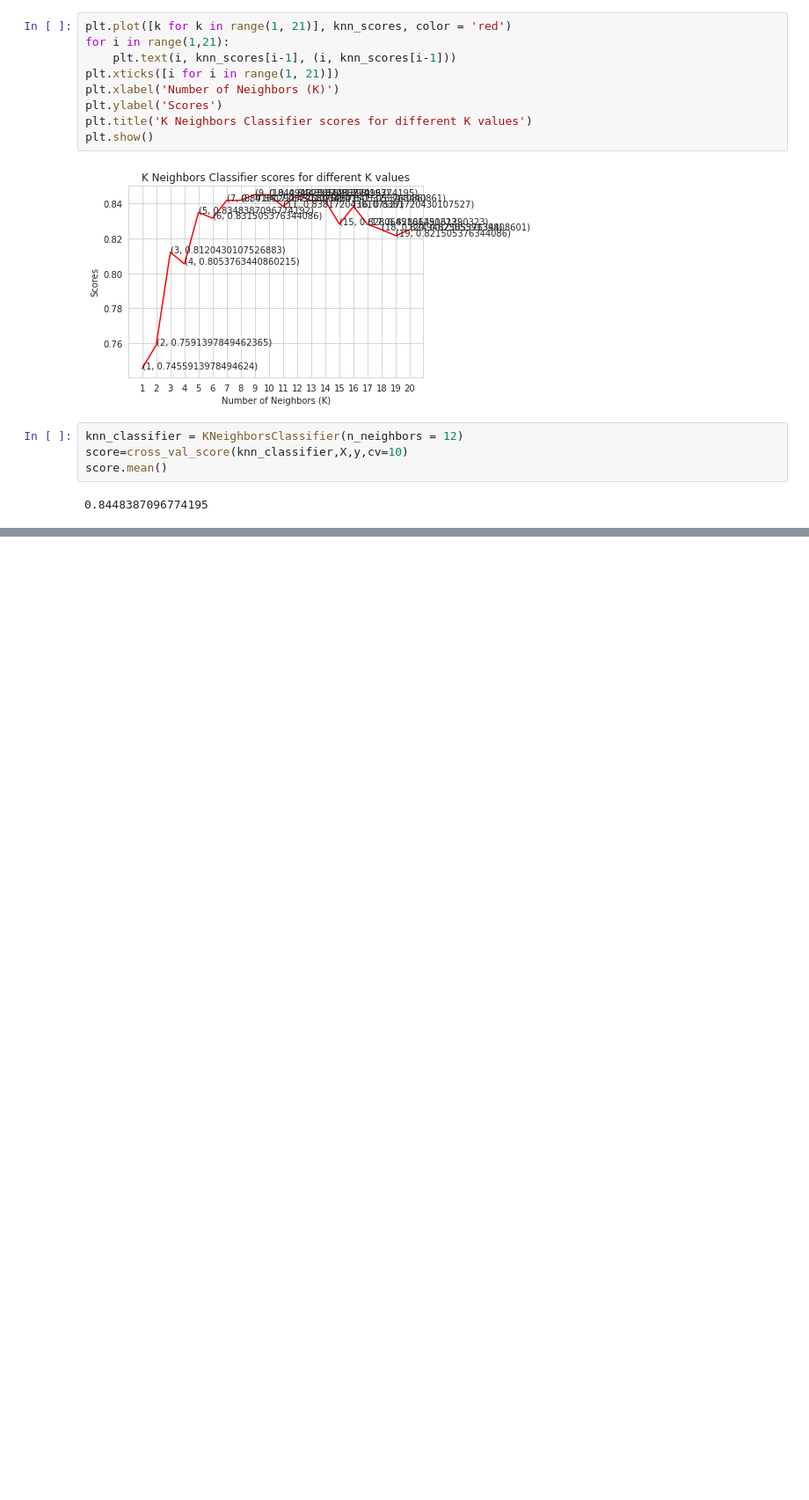
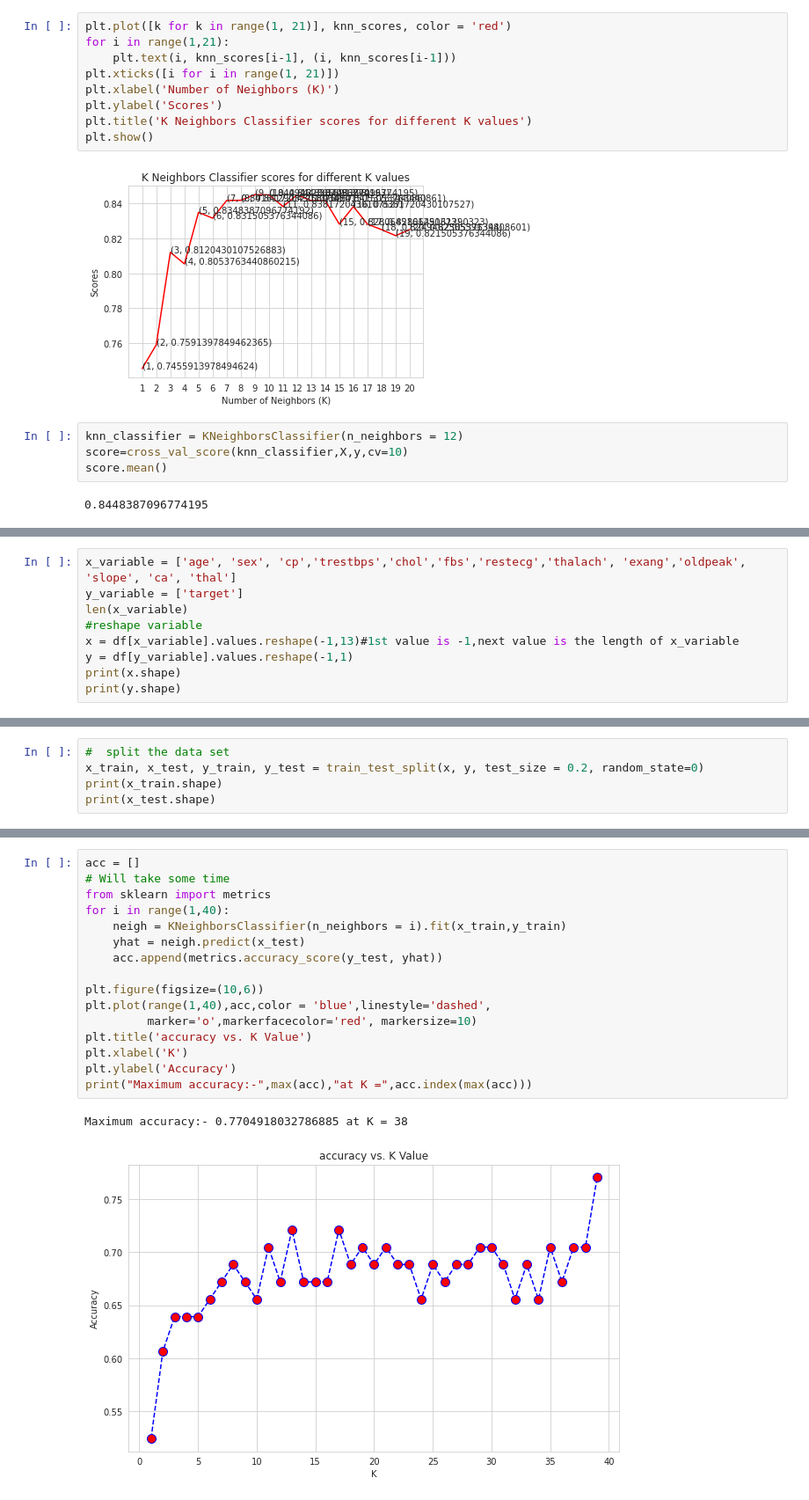
Before and after one commit to Rotha-Vichet/Bootstrap-Html, a Jupyter notebook: ML_HeartDiseasePrediction.ipynb, the cells around one changed output, grey strips where cells are left out. Shown at 88% size. Drawn from its saved outputs; the diff is of its cells as text; blank space fills up the shorter version.

Commit message:
Find Accuracy score for knn

```diff
--- a/ML_HeartDiseasePrediction.ipynb
+++ b/ML_HeartDiseasePrediction.ipynb
@@ -127,0 +130,9 @@ score.mean()
+# %%
+x_variable = ['age', 'sex', 'cp','trestbps','chol','fbs','restecg','thalach', 'exang','oldpeak', 'slope', 'ca', 'thal']
+y_variable = ['target']
+len(x_variable)
+#reshape variable
+x = df[x_variable].values.reshape(-1,13)#1st value is -1,next value is the length of x_variable
+y = df[y_variable].values.reshape(-1,1)
+print(x.shape)
+print(y.shape)
@@ -127,0 +142,5 @@ score.mean()
+# %%
+#  split the data set
+x_train, x_test, y_train, y_test = train_test_split(x, y, test_size = 0.2, random_state=0)
+print(x_train.shape)
+print(x_test.shape)
@@ -127,0 +174,19 @@ score.mean()
+# %%
+acc = []
+# Will take some time
+from sklearn import metrics
+for i in range(1,40):
+    neigh = KNeighborsClassifier(n_neighbors = i).fit(x_train,y_train)
+    yhat = neigh.predict(x_test)
+    acc.append(metrics.accuracy_score(y_test, yhat))
+
+plt.figure(figsize=(10,6))
+plt.plot(range(1,40),acc,color = 'blue',linestyle='dashed',
+         marker='o',markerfacecolor='red', markersize=10)
+plt.title('accuracy vs. K Value')
+plt.xlabel('K')
+plt.ylabel('Accuracy')
+print("Maximum accuracy:-",max(acc),"at K =",acc.index(max(acc)))
+# %% [output]
+Maximum accuracy:- 0.7704918032786885 at K = 38
+[figure, added]
```
Also changed, not shown: parts of 7 cells of this notebook.
